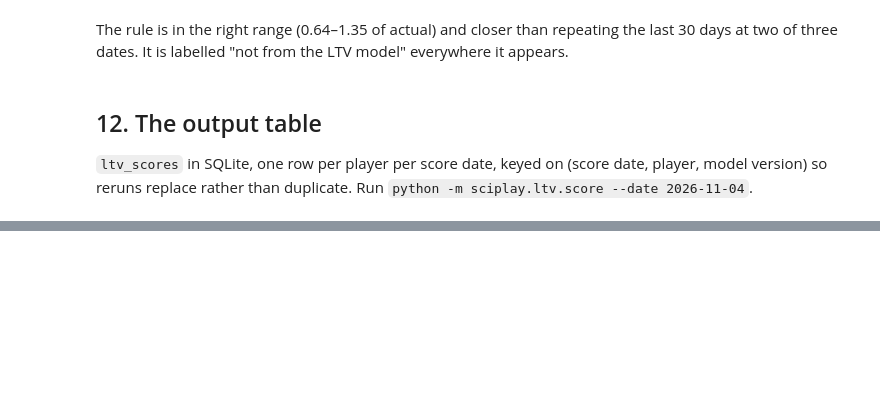
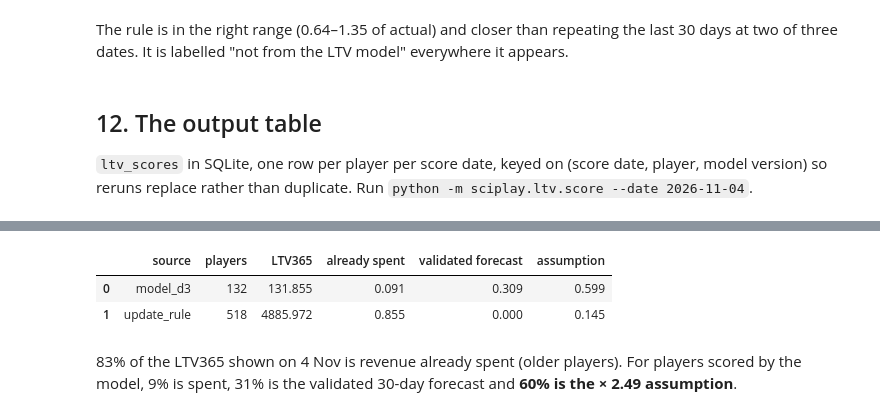
Before and after one commit to yothad/sciplay-home-assignment, a Jupyter notebook: notebooks/02_ltv.ipynb, the cells around one changed output, grey strips where cells are left out. Cells and saved outputs as stored; diff of their text form; code cells hidden in the pictures; blank space fills up the shorter version.

```diff
--- a/notebooks/02_ltv.ipynb
+++ b/notebooks/02_ltv.ipynb
@@ -467,0 +481,15 @@ scores[scores.source == 'model_d3'].head(3).T
+# %%
+sc = scores[scores.source != 'cold_start']
+comp = []
+for src, g in sc.groupby('source'):
+    total = g.predicted_ltv_365.sum(); spent = g.ltv_to_date.sum()
+    validated = (g.predicted_ltv_30 - g.ltv_to_date).sum() if src == 'model_d3' else 0.0
+    comp.append({'source': src, 'players': len(g), 'LTV365': total, 'already spent': spent / total,
+                 'validated forecast': validated / total, 'assumption': (total - spent - validated) / total})
+pd.DataFrame(comp).round(3)
+# %% [output]
+|  | source | players | LTV365 | already spent | validated forecast | assumption |
+| 0 | model_d3 | 132 | 131.855 | 0.091 | 0.309 | 0.599 |
+| 1 | update_rule | 518 | 4885.972 | 0.855 | 0.000 | 0.145 |
+# %% [markdown]
+83% of the LTV365 shown on 4 Nov is revenue already spent (older players). For players scored by the model, 9% is spent, 31% is the validated 30-day forecast and **60% is the × 2.49 assumption**.
```
Also changed, not shown: parts of 2 cells of this notebook, 7 other files.
